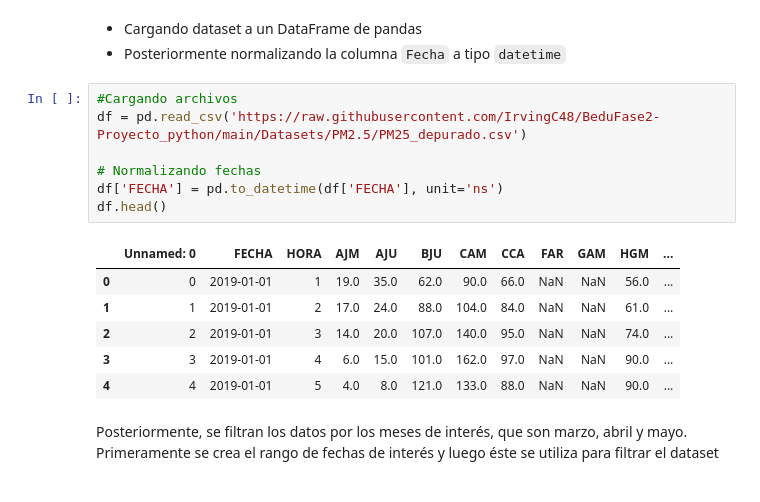
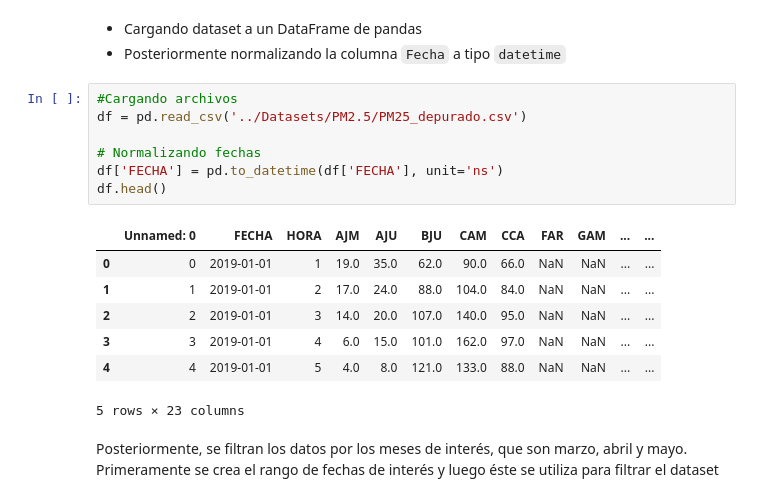
Before and after one commit to IrvingC48/BeduFase2-Proyecto_python, a Jupyter notebook: Procesos/6_2_Transformacion_PM25.ipynb, the cells around one changed output. Cells and saved outputs as stored; diff of their text form.

```diff
--- a/Procesos/6_2_Transformacion_PM25.ipynb
+++ b/Procesos/6_2_Transformacion_PM25.ipynb
@@ -10,18 +10,19 @@ import numpy as np
 - Posteriormente normalizando la columna `Fecha` a tipo `datetime`
 # %%
 #Cargando archivos
-df = pd.read_csv('https://raw.githubusercontent.com/IrvingC48/BeduFase2-Proyecto_python/main/Datasets/PM2.5/PM25_depurado.csv')
+df = pd.read_csv('../Datasets/PM2.5/PM25_depurado.csv')
 
 # Normalizando fechas
 df['FECHA'] = pd.to_datetime(df['FECHA'], unit='ns')
 df.head()
 # %% [output]
-|  | Unnamed: 0 | FECHA | HORA | AJM | AJU | BJU | CAM | CCA | FAR | GAM | HGM | ... |
-| 0 | 0 | 2019-01-01 | 1 | 19.0 | 35.0 | 62.0 | 90.0 | 66.0 | NaN | NaN | 56.0 | ... |
-| 1 | 1 | 2019-01-01 | 2 | 17.0 | 24.0 | 88.0 | 104.0 | 84.0 | NaN | NaN | 61.0 | ... |
-| 2 | 2 | 2019-01-01 | 3 | 14.0 | 20.0 | 107.0 | 140.0 | 95.0 | NaN | NaN | 74.0 | ... |
-| 3 | 3 | 2019-01-01 | 4 | 6.0 | 15.0 | 101.0 | 162.0 | 97.0 | NaN | NaN | 90.0 | ... |
-| 4 | 4 | 2019-01-01 | 5 | 4.0 | 8.0 | 121.0 | 133.0 | 88.0 | NaN | NaN | 90.0 | ... |
+|  | Unnamed: 0 | FECHA | HORA | AJM | AJU | BJU | CAM | CCA | FAR | GAM | ... | ... |
+| 0 | 0 | 2019-01-01 | 1 | 19.0 | 35.0 | 62.0 | 90.0 | 66.0 | NaN | NaN | ... | ... |
+| 1 | 1 | 2019-01-01 | 2 | 17.0 | 24.0 | 88.0 | 104.0 | 84.0 | NaN | NaN | ... | ... |
+| 2 | 2 | 2019-01-01 | 3 | 14.0 | 20.0 | 107.0 | 140.0 | 95.0 | NaN | NaN | ... | ... |
+| 3 | 3 | 2019-01-01 | 4 | 6.0 | 15.0 | 101.0 | 162.0 | 97.0 | NaN | NaN | ... | ... |
+| 4 | 4 | 2019-01-01 | 5 | 4.0 | 8.0 | 121.0 | 133.0 | 88.0 | NaN | NaN | ... | ... |
+5 rows × 23 columns
 # %% [markdown]
 Posteriormente, se filtran los datos por los meses de interés, que son marzo, abril y mayo. Primeramente se crea el rango de fechas de interés y luego éste se utiliza para filtrar el dataset
 # %%
```
Also changed, not shown: parts of 3 cells of this notebook, 1 other file.
